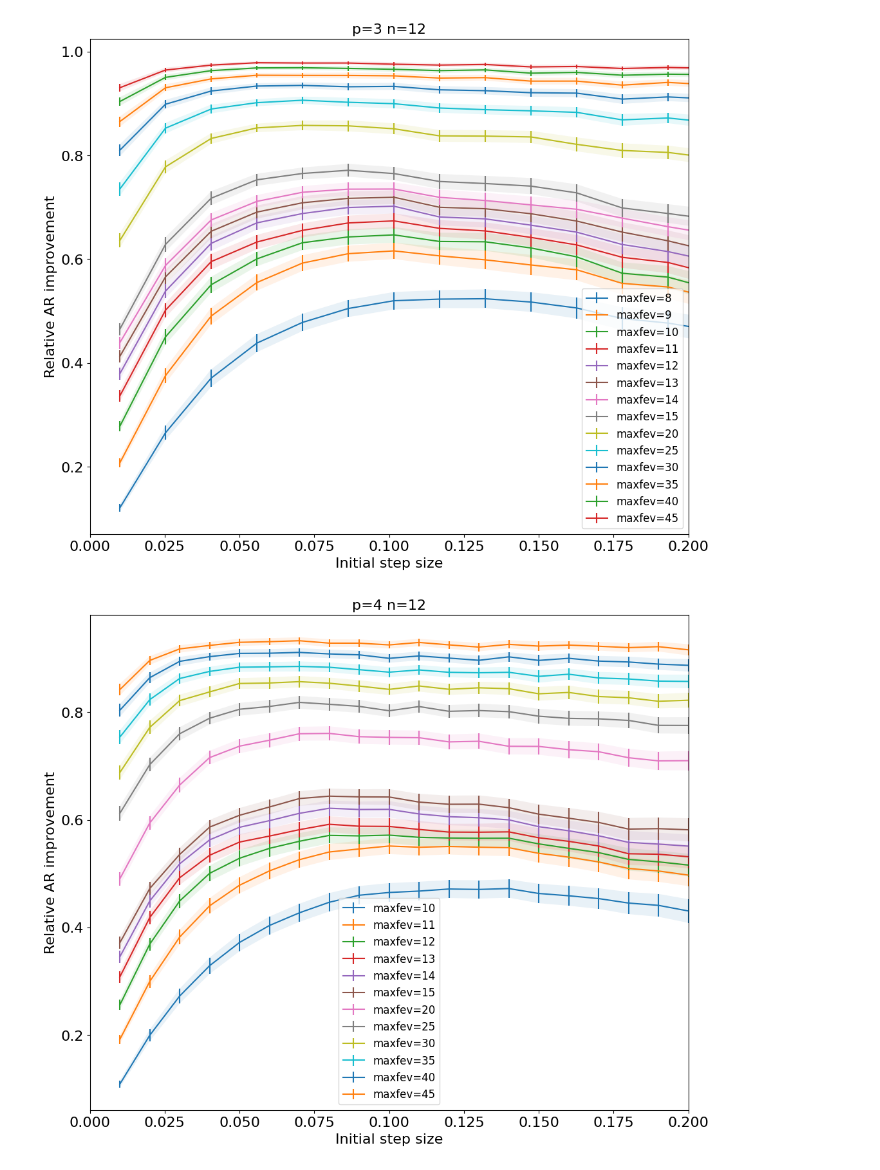
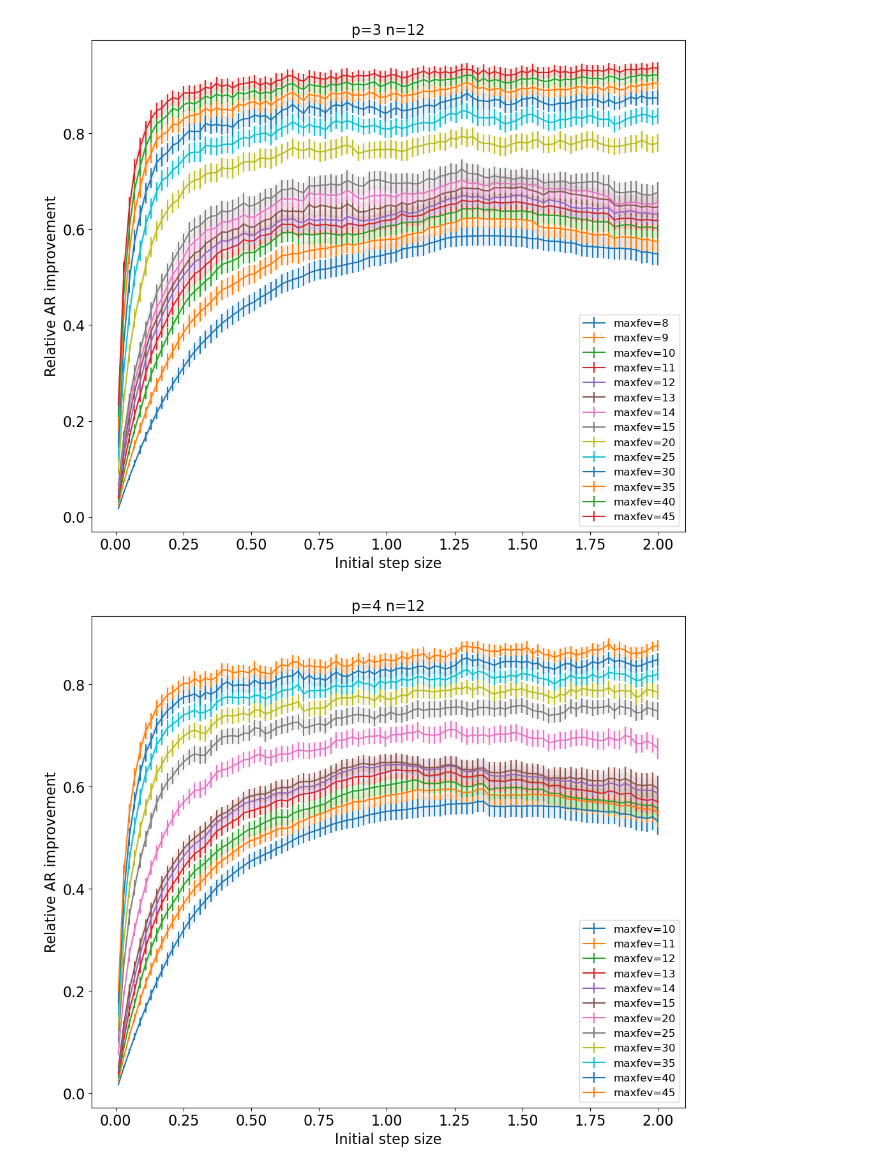
Before and after one commit to jpmorganchase/End-to-End_Protocol_for_High-Quality_QAOA_Parameters, a Jupyter notebook: plot_rhobeg.ipynb, the cells around one changed output. Drawn from its saved outputs; the diff is of its cells as text; code cells hidden in the pictures.

Commit message:
update plotting scripts

```diff
--- a/plot_rhobeg.ipynb
+++ b/plot_rhobeg.ipynb
@@ -4,23 +4,23 @@ import pickle
 import numpy as np
 
 method = "LN_COBYLA (NLopt)"
-problem = "maxcut"
+problem = "po"
 depth_pool = [1, 2, 3, 4, 5]
-qubit_pool = list(range(10, 13, 2))
+qubit_pool = list(range(12, 13, 2))
 n = 12
-seed_pool = list(range(100))
+seed_pool = list(range(60))
 fontsize = 16
 
 for p in depth_pool:
     result, initial_ar, max_ar = [], [], []
     for i, n in enumerate(qubit_pool):
-        # data = pickle.load(
-        #     open(
-        #         f"data/{problem}/configs/max_ar/{method}-p{p}-q{n}-s0-999.pckl",
-        #         "rb",
-        #     ),
-        # )
-        # max_ar.append(data["result"][:len(seed_pool)])
+        data = pickle.load(
+            open(
+                f"data/{problem}/configs/max_ar/{method}-p{p}-q{n}-s0-59.pckl",
+                "rb",
+            ),
+        )
+        max_ar.append(data["result"][:len(seed_pool)])
 
         data = pickle.load(
             open(
@@ -36,8 +36,8 @@ for p in depth_pool:
         initial_ar.append(data["initial_ar"])
     result = np.array(result)
     initial_ar = np.array(initial_ar)[:,:,np.newaxis,np.newaxis]
-    # max_ar = np.array(max_ar)[:,:,np.newaxis,np.newaxis]
-    max_ar = result[:,:,-1,0][:,:,np.newaxis,np.newaxis]
+    max_ar = np.array(max_ar)[:,:,np.newaxis,np.newaxis]
+    # max_ar = result[:,:,-1,0][:,:,np.newaxis,np.newaxis]
     result = (result - initial_ar) / (max_ar - initial_ar)
     print(config)
 
@@ -69,12 +69,12 @@ for p in depth_pool:
         plt.errorbar(rhobeg_pool, y, yerr=std_err, label=f"{maxfev=}")
         plt.fill_between(rhobeg_pool, y - std_err, y + std_err, alpha=0.1)
 
-    plt.xlim((0, 0.2))
+    # plt.xlim((0, 0.2))
     plt.ylabel("Relative AR improvement", fontsize=fontsize)
     plt.xlabel("Initial step size", fontsize=fontsize)
     plt.xticks(fontsize=fontsize)
     plt.yticks(fontsize=fontsize)
     plt.title(f"{p=} {n=}", fontsize=fontsize)
     plt.legend(fontsize=fontsize-4)
-    plt.savefig(f"figs/{problem}/rhobeg/{method}-p{p}-q{n}.png")
+    # plt.savefig(f"figs/{problem}/rhobeg/{method}-p{p}-q{n}.png")
 # %% [output]
@@ -98,2 +95,2 @@ for p in depth_pool:
-[figure, old version]
+[figure, new version]
-[figure, old version]
+[figure, new version]
```
Also changed, not shown: parts of 1 cell of this notebook, 1 other file.
